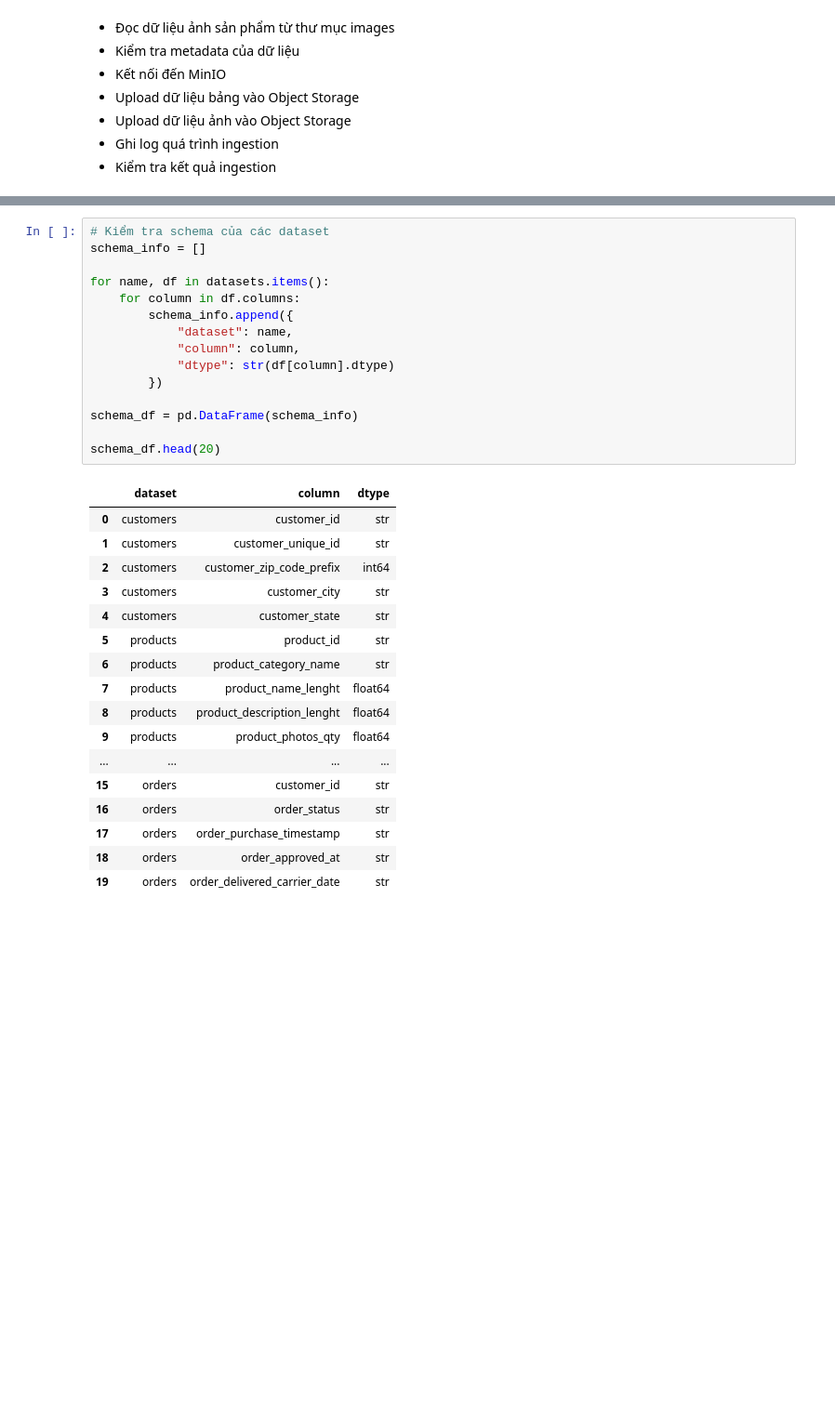
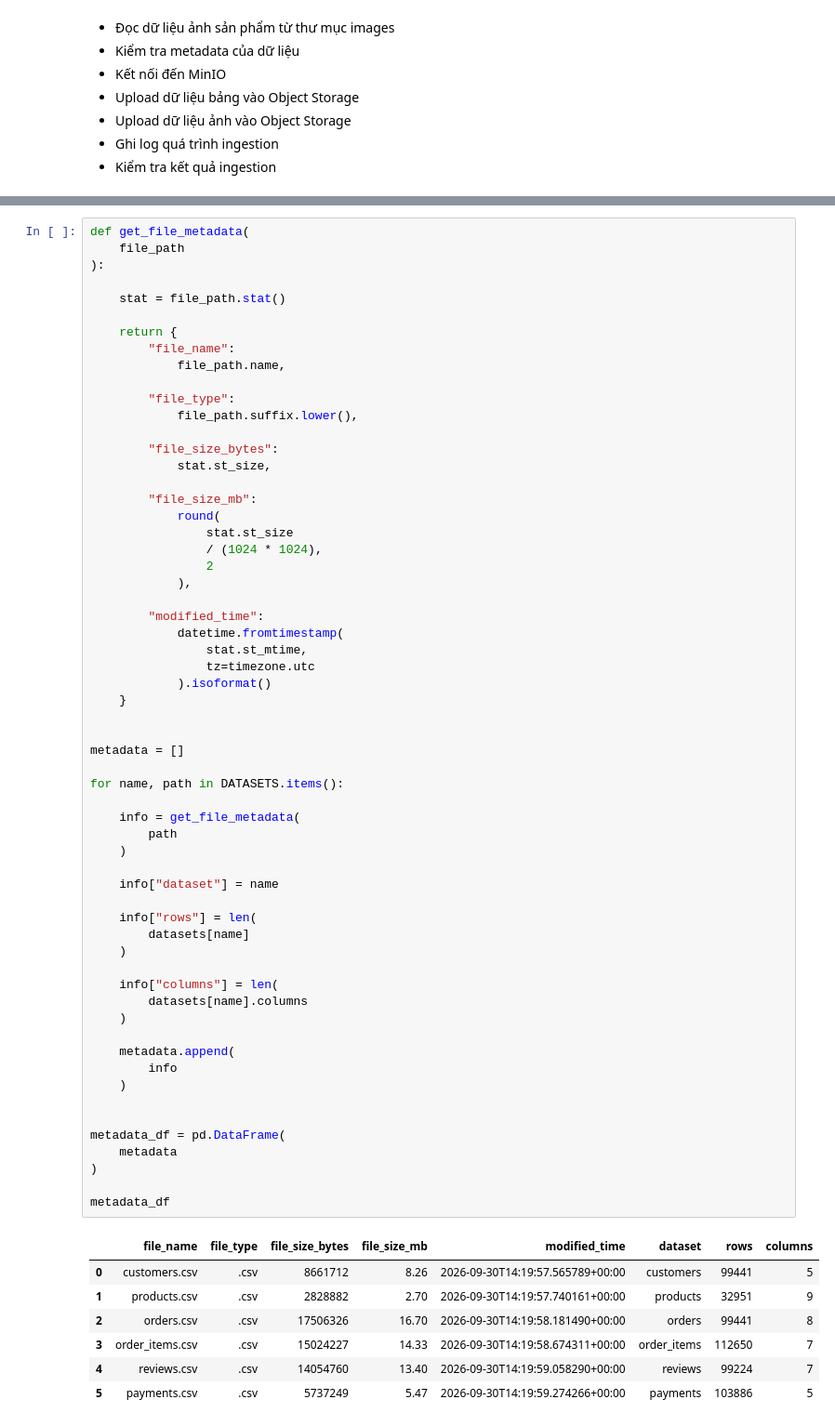
Before and after one commit to vanbun404/E-commerce-Data-Lakehouse-Project, a Jupyter notebook: notebooks/02_data_ingestion.ipynb, the cells around one changed output, grey strips where cells are left out. Shown at 93% size. Drawn from its saved outputs; the diff is of its cells as text; blank space fills up the shorter version.

```diff
--- a/notebooks/02_data_ingestion.ipynb
+++ b/notebooks/02_data_ingestion.ipynb
@@ -259,34 +254,69 @@ image_metadata_df.head()
 # %%
-# Kiểm tra schema của các dataset
-schema_info = []
+def get_file_metadata(
+    file_path
+):
 
-for name, df in datasets.items():
-    for column in df.columns:
-        schema_info.append({
-            "dataset": name,
-            "column": column,
-            "dtype": str(df[column].dtype)
-        })
+    stat = file_path.stat()
 
-schema_df = pd.DataFrame(schema_info)
+    return {
+        "file_name":
+            file_path.name,
 
-schema_df.head(20)
+        "file_type":
+            file_path.suffix.lower(),
+
+        "file_size_bytes":
+            stat.st_size,
+
+        "file_size_mb":
+            round(
+                stat.st_size
+                / (1024 * 1024),
+                2
+            ),
+
+        "modified_time":
+            datetime.fromtimestamp(
+                stat.st_mtime,
+                tz=timezone.utc
+            ).isoformat()
+    }
+
+
+metadata = []
+
+for name, path in DATASETS.items():
+
+    info = get_file_metadata(
+        path
+    )
+
+    info["dataset"] = name
+
+    info["rows"] = len(
+        datasets[name]
+    )
+
+    info["columns"] = len(
+        datasets[name].columns
+    )
+
+    metadata.append(
+        info
+    )
+
+
+metadata_df = pd.DataFrame(
+    metadata
+)
+
+metadata_df
 # %% [output]
-|  | dataset | column | dtype |
-| 0 | customers | customer_id | str |
-| 1 | customers | customer_unique_id | str |
-| 2 | customers | customer_zip_code_prefix | int64 |
-| 3 | customers | customer_city | str |
-| 4 | customers | customer_state | str |
-| 5 | products | product_id | str |
-| 6 | products | product_category_name | str |
-| 7 | products | product_name_lenght | float64 |
-| 8 | products | product_description_lenght | float64 |
-| 9 | products | product_photos_qty | float64 |
-| ... | ... | ... | ... |
-| 15 | orders | customer_id | str |
-| 16 | orders | order_status | str |
-| 17 | orders | order_purchase_timestamp | str |
-| 18 | orders | order_approved_at | str |
-| 19 | orders | order_delivered_carrier_date | str |
+|  | file_name | file_type | file_size_bytes | file_size_mb | modified_time | dataset | rows | columns |
+| 0 | customers.csv | .csv | 8661712 | 8.26 | 2026-09-30T14:19:57.565789+00:00 | customers | 99441 | 5 |
+| 1 | products.csv | .csv | 2828882 | 2.70 | 2026-09-30T14:19:57.740161+00:00 | products | 32951 | 9 |
+| 2 | orders.csv | .csv | 17506326 | 16.70 | 2026-09-30T14:19:58.181490+00:00 | orders | 99441 | 8 |
+| 3 | order_items.csv | .csv | 15024227 | 14.33 | 2026-09-30T14:19:58.674311+00:00 | order_items | 112650 | 7 |
+| 4 | reviews.csv | .csv | 14054760 | 13.40 | 2026-09-30T14:19:59.058290+00:00 | reviews | 99224 | 7 |
+| 5 | payments.csv | .csv | 5737249 | 5.47 | 2026-09-30T14:19:59.274266+00:00 | payments | 103886 | 5 |
 # %%
```
Also changed, not shown: parts of 23 cells of this notebook, 14 other files.
